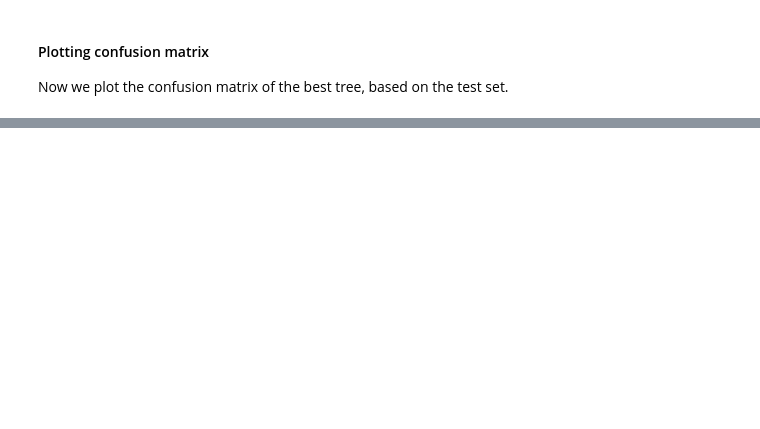
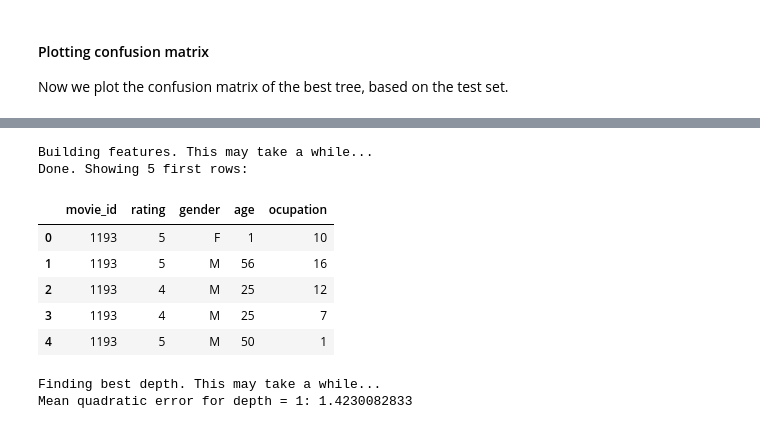
Before and after one commit to gabrielilharco/ctc17-project3, a Jupyter notebook: src/main.ipynb, the cells around one changed output, grey strips where cells are left out. Saved outputs shown, nothing was run; the diff lists cells and outputs as text; code cells hidden in the pictures; blank space fills up the shorter version.

```diff
--- a/src/main.ipynb
+++ b/src/main.ipynb
@@ -23,6 +23,7 @@ The function **build_features** does all the processing, and returns the datafra
 # %%
 import pandas as pd
 from IPython.display import display
+import numpy as np
 
 def get_genre_id(genres_list):
     """
@@ -59,7 +60,7 @@ def get_genre_id(genres_list):
     return str(id)
 
 
-def build_features():
+def build_features(drops):
     """
     read data from movies, users and rating and return a single pandas dataframe
     of the joined tables, containing all info on ratings
@@ -95,17 +96,15 @@ def build_features():
     features_df = user_ratings_df.merge(movies_df, how='inner', on='movie_id')
 
     # drop unwanted features
-    features_df = features_df.drop('timestamp', 1)
-    features_df = features_df.drop('zip_code', 1)
-    features_df = features_df.drop('user_id', 1)
-    features_df = features_df.drop('movie_id', 1)
+    for drop_feature in drops:
+        features_df = features_df.drop(drop_feature, 1)
 
     # print first 5 rows
-    print "Done. Showint 5 first rows:"
+    print "Done. Showing 5 first rows:"
     display(features_df.head())
 
     return features_df
 
-data = build_features()
+data = build_features(['timestamp', 'zip_code', 'user_id', 'movie_id'])
 # %% [output]
 Building features. This may take a while...
@@ -511,0 +537,27 @@ for movie_id, tree in trees:
+# %%
+# building data
+data = build_features(['timestamp', 'zip_code', 'user_id', 'genre'])
+# %% [output]
+Building features. This may take a while...
+Done. Showing 5 first rows:
+|  | movie_id | rating | gender | age | ocupation |
+| 0 | 1193 | 5 | F | 1 | 10 |
+| 1 | 1193 | 5 | M | 56 | 16 |
+| 2 | 1193 | 4 | M | 25 | 12 |
+| 3 | 1193 | 4 | M | 25 | 7 |
+| 4 | 1193 | 5 | M | 50 | 1 |
+# %%
+# splitting data
+train_set, validation_set, test_set = dataset_split(data,'rating')
+
+# finding best depth
+best_depth, best_tree = find_best_depth(train_set, validation_set, [1,2,3,4])
+cm2, accuracy2, error2 = score(best_tree, test_set, 'rating', predict)
+
+print "Best tree depth:", best_depth
+print "Plotting confusion matrix."
+plot_confusion_matrix(cm2, labels)
+print "Mean quadratic error on test set: " + str(error2)
+# %% [output]
+Finding best depth. This may take a while...
+Mean quadratic error for depth = 1: 1.4230082833
```
Also changed, not shown: parts of 13 cells of this notebook.
